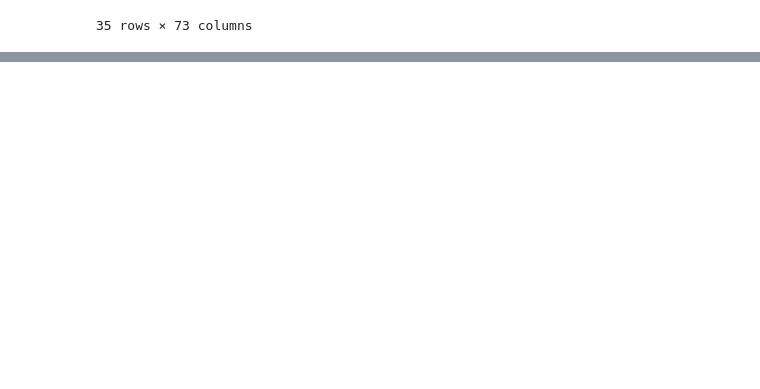
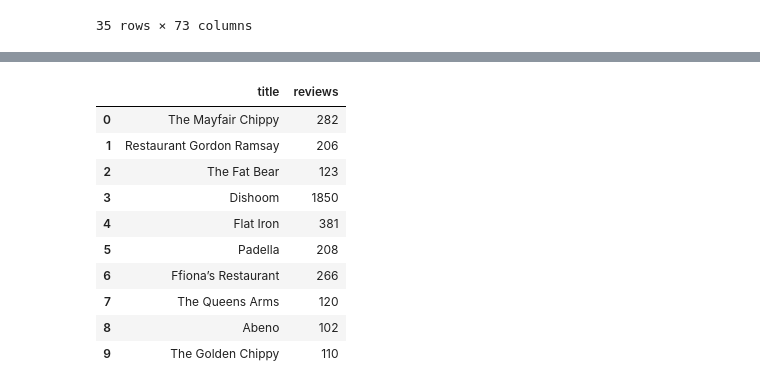
Before and after one commit to fawad07/dat-07-26, a Jupyter notebook: ClassMaterial/Unit1/Class4/Class 4 Notebook -- Messy.ipynb, the cells around one changed output, grey strips where cells are left out. Drawn from its saved outputs; the diff is of its cells as text; code cells hidden in the pictures; blank space fills up the shorter version.

```diff
--- a/ClassMaterial/Unit1/Class4/Class 4 Notebook -- Messy.ipynb
+++ b/ClassMaterial/Unit1/Class4/Class 4 Notebook -- Messy.ipynb
@@ -235,0 +336,6 @@ repo_data
+# %%
+span_class = 'reviewCount__09f24__3GsGY css-e81eai'
+# %%
+spans = scraper.find_all('span', {'class': span_class})
+# %%
+num_reviews = [int(span.text) for span in spans]
@@ -235,0 +384,19 @@ repo_data
+# %%
+yelp_dict = {
+    'title': titles,
+    'reviews': num_reviews
+}
+# %%
+pd.DataFrame(yelp_dict)
+# %% [output]
+|  | title | reviews |
+| 0 | The Mayfair Chippy | 282 |
+| 1 | Restaurant Gordon Ramsay | 206 |
+| 2 | The Fat Bear | 123 |
+| 3 | Dishoom | 1850 |
+| 4 | Flat Iron | 381 |
+| 5 | Padella | 208 |
+| 6 | Ffiona’s Restaurant | 266 |
+| 7 | The Queens Arms | 120 |
+| 8 | Abeno | 102 |
+| 9 | The Golden Chippy | 110 |
```
Also changed, not shown: parts of 24 cells of this notebook.
